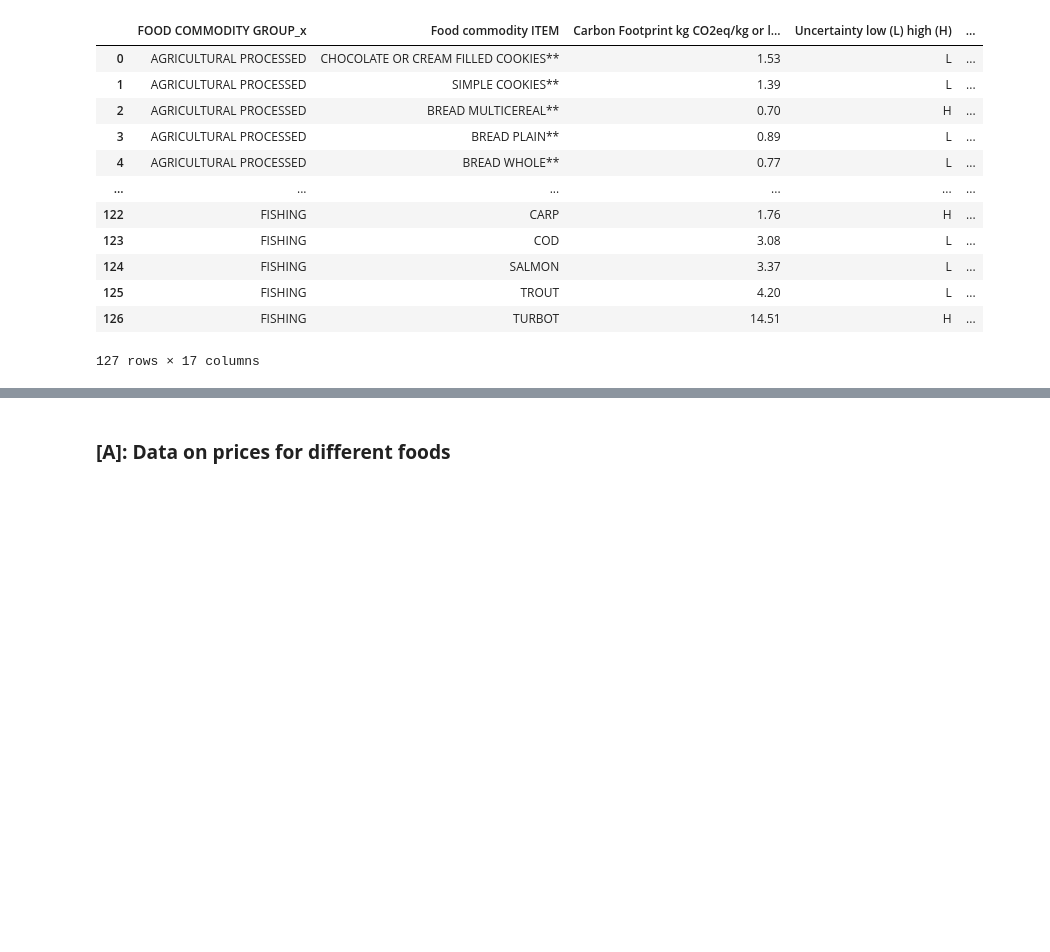
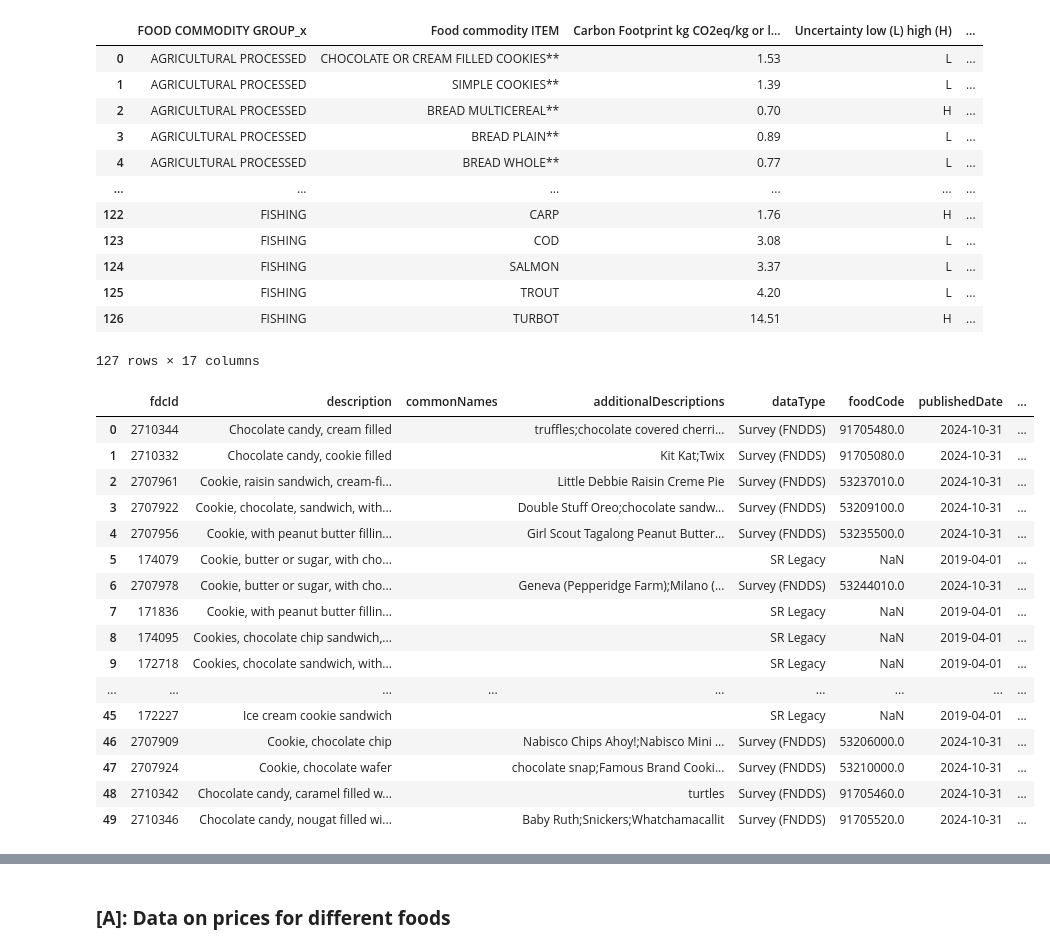
Before and after one commit to reilyfairchild/EEP-153-Proj-02, a Jupyter notebook: Project_2_Code.ipynb, the cells around one changed output, grey strips where cells are left out. Cells and saved outputs as stored; diff of their text form; code cells hidden in the pictures; blank space fills up the shorter version.

Commit message:
failing to merge fcd ids

```diff
--- a/Project_2_Code.ipynb
+++ b/Project_2_Code.ipynb
@@ -122,3 +122,53 @@ merged_tbls
 | 125 | FISHING | TROUT | 4.20 | L | ... |
 | 126 | FISHING | TURBOT | 14.51 | H | ... |
 127 rows × 17 columns
+# %%
+apikey = "KNqUDtV7Kcktiuheo3EoNhB0zDlCevFAdqZrKgdj"
+import fooddatacentral as fdc
+
+fd = merged_tbls
+#df = pd.read_csv("cf-sueatable.csv")
+#cf_sueatable
+'''
+food_cleaned='chocolate or cream filled cookies'
+food_cleaned='simple cookies'
+food_cleaned='bread multicereal'
+food_cleaned='bread plain'
+food_cleaned='bread whole'
+food_cleaned='flavored crackers'
+food_cleaned='plain crackers'
+food_cleaned='wholegrain crackers'
+food_cleaned='crispbread'
+food_cleaned='ketchup'
+food_cleaned='egg pasta'
+food_cleaned='orange juice'
+food_cleaned='oat meal'
+'''
+food_cleaned =  'chocolate or cream filled cookies'
+result = fdc.search(apikey, food_cleaned)  # Search for the food item
+
+'''
+if len(result) > 0:  # Ensure it's a list with results
+    fdc_id = result[0]['fdcId']  # Extract FDC ID from the first match
+    print(f'{result[0]=}')
+'''
+fdc_id = int(result.loc[0]['fdcId'])
+result
+# %% [output]
+|  | fdcId | description | commonNames | additionalDescriptions | dataType | foodCode | publishedDate | ... |
+| 0 | 2710344 | Chocolate candy, cream filled |  | truffles;chocolate covered cherri... | Survey (FNDDS) | 91705480.0 | 2024-10-31 | ... |
+| 1 | 2710332 | Chocolate candy, cookie filled |  | Kit Kat;Twix | Survey (FNDDS) | 91705080.0 | 2024-10-31 | ... |
+| 2 | 2707961 | Cookie, raisin sandwich, cream-fi... |  | Little Debbie Raisin Creme Pie | Survey (FNDDS) | 53237010.0 | 2024-10-31 | ... |
+| 3 | 2707922 | Cookie, chocolate, sandwich, with... |  | Double Stuff Oreo;chocolate sandw... | Survey (FNDDS) | 53209100.0 | 2024-10-31 | ... |
+| 4 | 2707956 | Cookie, with peanut butter fillin... |  | Girl Scout Tagalong Peanut Butter... | Survey (FNDDS) | 53235500.0 | 2024-10-31 | ... |
+| 5 | 174079 | Cookie, butter or sugar, with cho... |  |  | SR Legacy | NaN | 2019-04-01 | ... |
+| 6 | 2707978 | Cookie, butter or sugar, with cho... |  | Geneva (Pepperidge Farm);Milano (... | Survey (FNDDS) | 53244010.0 | 2024-10-31 | ... |
+| 7 | 171836 | Cookie, with peanut butter fillin... |  |  | SR Legacy | NaN | 2019-04-01 | ... |
+| 8 | 174095 | Cookies, chocolate chip sandwich,... |  |  | SR Legacy | NaN | 2019-04-01 | ... |
+| 9 | 172718 | Cookies, chocolate sandwich, with... |  |  | SR Legacy | NaN | 2019-04-01 | ... |
+| ... | ... | ... | ... | ... | ... | ... | ... | ... |
+| 45 | 172227 | Ice cream cookie sandwich |  |  | SR Legacy | NaN | 2019-04-01 | ... |
+| 46 | 2707909 | Cookie, chocolate chip |  | Nabisco Chips Ahoy!;Nabisco Mini ... | Survey (FNDDS) | 53206000.0 | 2024-10-31 | ... |
+| 47 | 2707924 | Cookie, chocolate wafer |  | chocolate snap;Famous Brand Cooki... | Survey (FNDDS) | 53210000.0 | 2024-10-31 | ... |
+| 48 | 2710342 | Chocolate candy, caramel filled w... |  | turtles | Survey (FNDDS) | 91705460.0 | 2024-10-31 | ... |
+| 49 | 2710346 | Chocolate candy, nougat filled wi... |  | Baby Ruth;Snickers;Whatchamacallit | Survey (FNDDS) | 91705520.0 | 2024-10-31 | ... |
```
Also changed, not shown: parts of 2 cells of this notebook, 1 other file.
